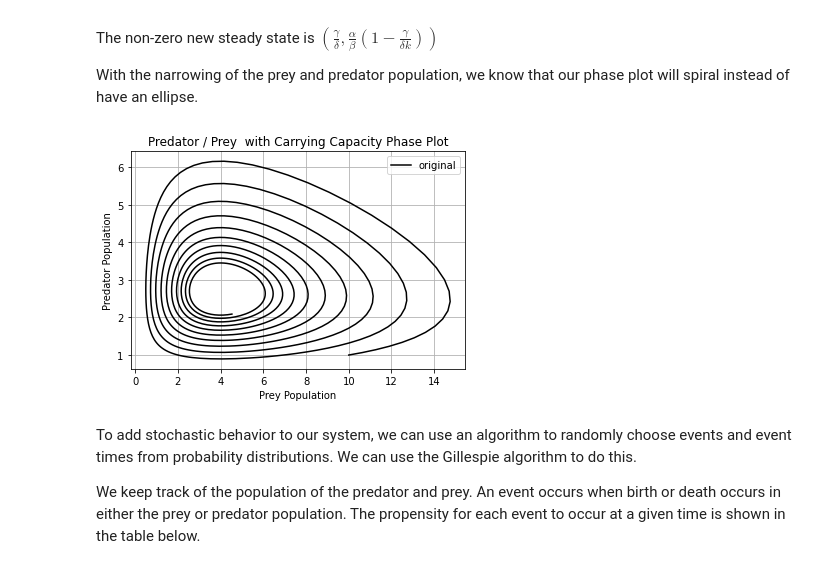
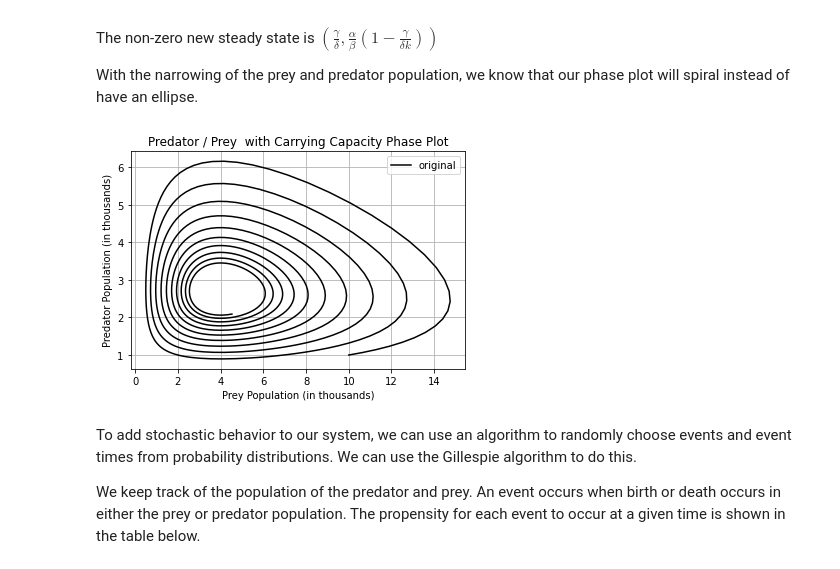
Before and after one commit to kmoriarty123/lotka-volterra, a Jupyter notebook: _build/jupyter_execute/lotka-volterra.ipynb, the cells around one changed output. Drawn from its saved outputs; the diff is of its cells as text; code cells hidden in the pictures.

```diff
--- a/_build/jupyter_execute/lotka-volterra.ipynb
+++ b/_build/jupyter_execute/lotka-volterra.ipynb
@@ -301,18 +301,18 @@ ellipse.
 # %%
 # original parameters
 plt.plot(output_carry_cap[:,0], output_carry_cap[:,1], color = "black", label = "original")
 
 #plt.plot(output)
-plt.xlabel("Prey Population")
-plt.ylabel("Predator Population")
+plt.xlabel("Prey Population (in thousands)")
+plt.ylabel("Predator Population (in thousands)")
 
 plt.title("Predator / Prey  with Carrying Capacity Phase Plot")
 plt.legend()
 plt.grid()
 
 plt.show()
 # %% [output]
-[figure, old version]
+[figure, new version]
 # %% [markdown]
 To add stochastic behavior to our system, we can use an algorithm to randomly choose events
 and event times from probability distributions.
```
Also changed, not shown: parts of 10 cells of this notebook, 37 other files.
